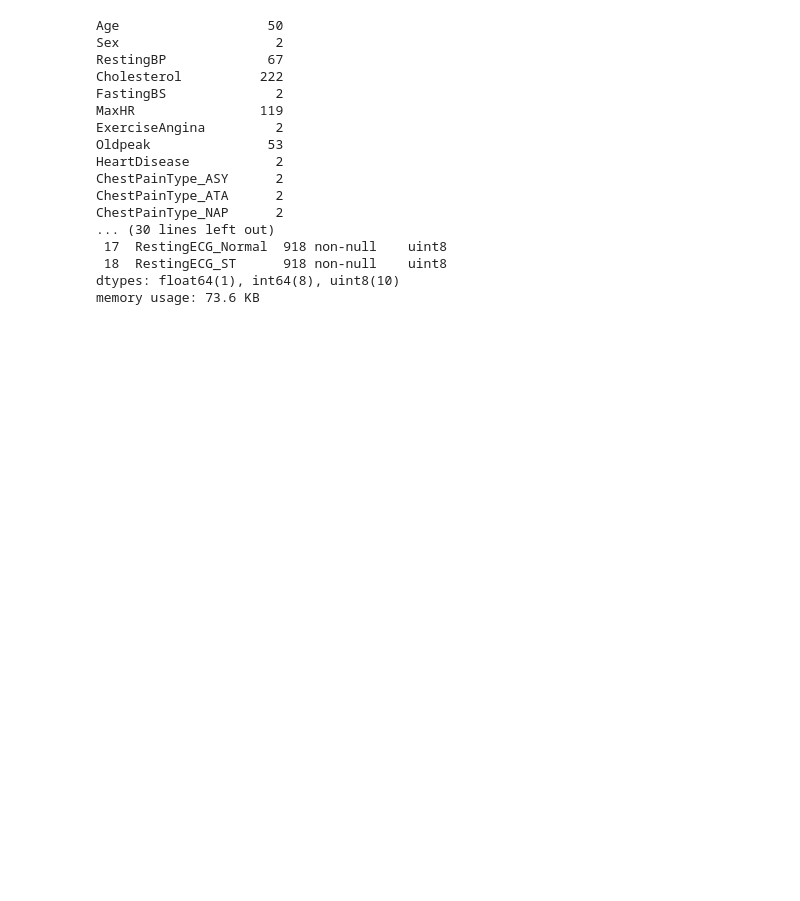
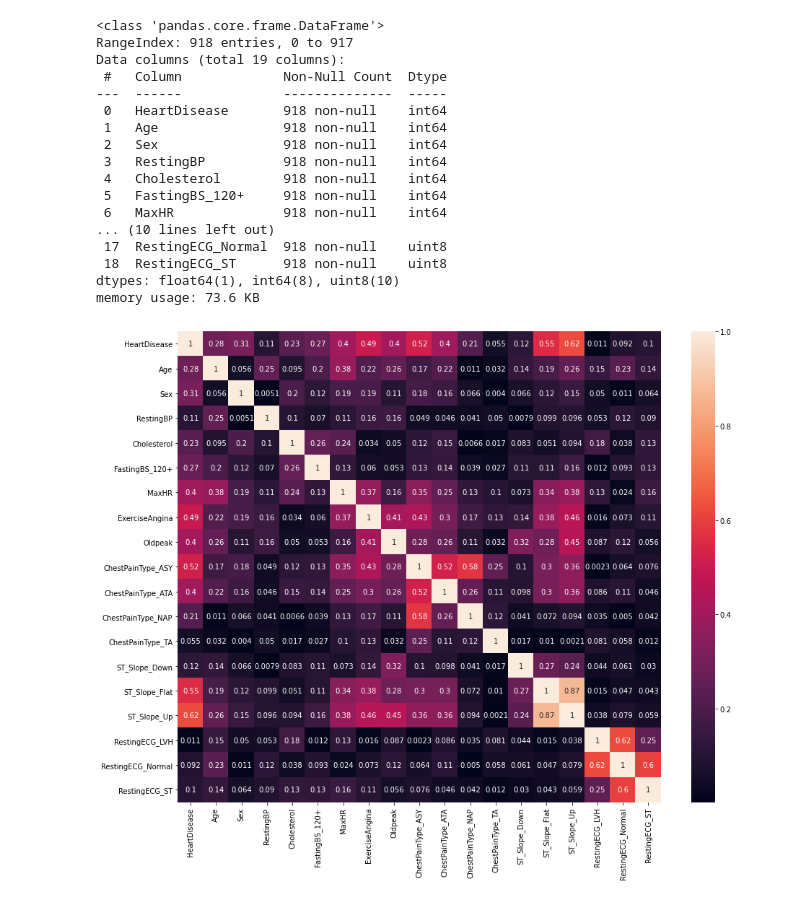
Before and after one commit to EmeryK-1/DataMadness, a Jupyter notebook: Untitled.ipynb, the cells around one changed output. Drawn from its saved outputs; the diff is of its cells as text; code cells hidden in the pictures; blank space fills up the shorter version.

```diff
--- a/Untitled.ipynb
+++ b/Untitled.ipynb
@@ -43,23 +92,28 @@ prepared = df.copy()
 prepared[['Sex', 'ExerciseAngina']] = prepared[['Sex', 'ExerciseAngina']].replace({'M':0, 'F':1, 'N' : 0, 'Y':1})
 prepared = pd.get_dummies(prepared, columns=['ChestPainType','ST_Slope', 'RestingECG'])
 # %%
-print(prepared.nunique())
 prepared.info()
 # %% [output]
-Age                   50
-Sex                    2
-RestingBP             67
-Cholesterol          222
-FastingBS              2
-MaxHR                119
-ExerciseAngina         2
-Oldpeak               53
-HeartDisease           2
-ChestPainType_ASY      2
-ChestPainType_ATA      2
-ChestPainType_NAP      2
-... (30 lines left out)
+<class 'pandas.core.frame.DataFrame'>
+RangeIndex: 918 entries, 0 to 917
+Data columns (total 19 columns):
+ #   Column             Non-Null Count  Dtype
+---  ------             --------------  -----
+ 0   HeartDisease       918 non-null    int64
+ 1   Age                918 non-null    int64
+ 2   Sex                918 non-null    int64
+ 3   RestingBP          918 non-null    int64
+ 4   Cholesterol        918 non-null    int64
+ 5   FastingBS_120+     918 non-null    int64
+ 6   MaxHR              918 non-null    int64
+... (10 lines left out)
  17  RestingECG_Normal  918 non-null    uint8
  18  RestingECG_ST      918 non-null    uint8
 dtypes: float64(1), int64(8), uint8(10)
 memory usage: 73.6 KB
+# %%
+plt.figure(figsize=(15, 12))
+sns.heatmap(prepared.corr().abs(),  annot=True)
+plt.show()
+# %% [output]
+[figure, added]
```
Also changed, not shown: parts of 9 cells of this notebook.
